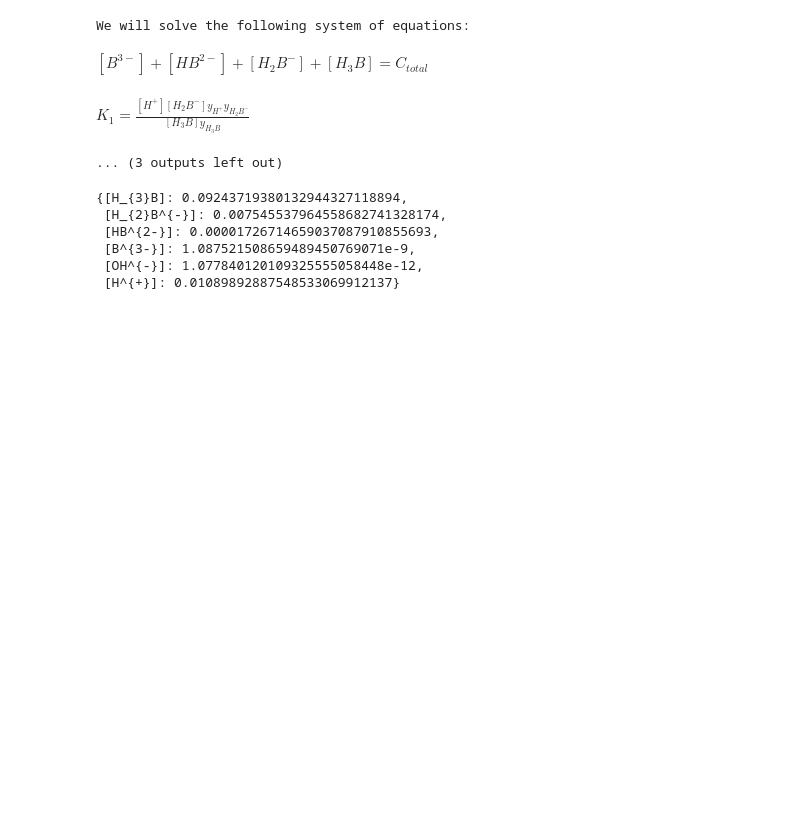
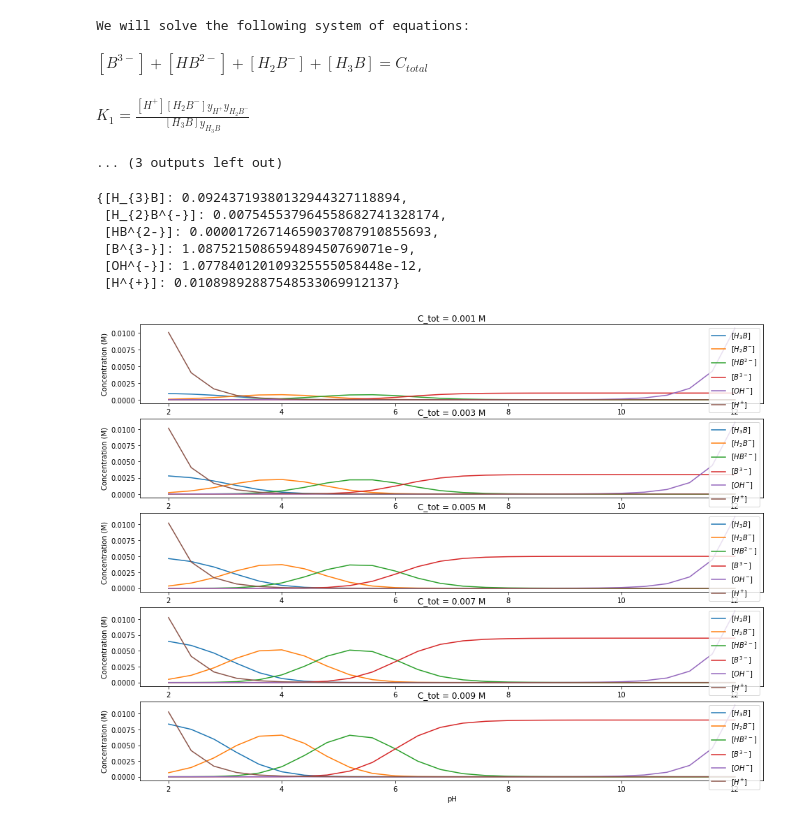
Before and after one commit to EugeneMaz/acid-base, a Jupyter notebook: buffer-equilibrium.ipynb, the cells around one changed output. Drawn from its saved outputs; the diff is of its cells as text; code cells hidden in the pictures; blank space fills up the shorter version.

```diff
--- a/buffer-equilibrium.ipynb
+++ b/buffer-equilibrium.ipynb
@@ -199,27 +200,22 @@ class AcidBaseEquilibrium:
     def solve_range(self, C_tot = [0.01, 0.02, 0.01], pH0 = [3, 9, 0.1], verbose=False):
         C_range = np.arange(*C_tot)
         pH_range = np.arange(*pH0)
-        result = []
-        for c in C_range:
-            for pH in pH_range:
-                print(f"Solving for C_tot = {c} M and pH = {pH}... ", end="\r")
-                solution = self.solve_single(c, pH, verbose=False)
-                solution_list = [solution[k] for k in solution]
-                result.append([c, pH, *solution_list])
-                """
-                if not all(key in result for key in solution):
-                    for k,v in solution.items():
-                        result[k] = [v]
-                        result['pH'] = [pH]
-                        result['C_tot'] = [c]
-                else:
-                    for k,v in solution.items():
-                        result[k].append(v)
-                        result['pH'].append(pH)
-                        result['C_tot'].append(c)
-                """
+        result = Parallel(n_jobs=-1)(
+            delayed(self.solve_wrapper)(c, pH)
+            for c in C_range
+            for pH in pH_range
+        )
+        # result = []
+        # for c in C_range:
+        #     for pH in pH_range:
+        #         print(f"Solving for C_tot = {c} M and pH = {pH}... ", end="\r")
+        #         solution = self.solve_single(c, pH, verbose=False)
+        #         solution_list = [solution[k] for k in solution]
+        #         result.append([c, pH, *solution_list])
+
         result = np.asarray(result)
         if verbose:
+            solution_keys = self.solve_single(C_range[0], pH_range[0], verbose=False).keys()
             fig, axes = plt.subplots(nrows=C_range.size, ncols=1, figsize=(16, 12))
             for i, cc in enumerate(C_range):
                 for sp in range(result.shape[1]-2):
@@ -232,9 +228,14 @@ class AcidBaseEquilibrium:
                     # axes[i].set_title(f"C_tot = {float(cc):.1e} M")
                     axes[i].set_xlabel("pH")
                     axes[i].set_ylabel("Concentration (M)")
-                    axes[i].legend([fr"${latex(k)}$" for k in solution.keys()])
+                    axes[i].legend([fr"${latex(k)}$" for k in solution_keys])
             plt.show()
         return np.asarray(result)
+
+    def solve_wrapper(self, c, pH):
+        solution = self.solve_single(c, pH, verbose=False)
+        solution_list = [solution[k] for k in solution]
+        return [c, pH, *solution_list]
 # %%
 # defining the buffer system
 buffer = AcidBaseEquilibrium(C_tot = 0.1,                # Total buffer concentration in M
@@ -267,7 +268,9 @@ res
  [OH^{-}]: 1.077840120109325555058448e-12,
  [H^{+}]: 0.01089892887548533069912137}
 # %%
-res = buffer.solve_range(C_tot=[0.001, 0.01, 0.002], pH0 = [2, 12.25, 0.5], verbose=False)
+res = buffer.solve_range(C_tot=[0.001, 0.01, 0.002], pH0 = [2, 12.2, 0.4], verbose=True)
+# %% [output]
+[figure, added]
 # %%
 res = buffer.solve_range(C_tot=[0.0001, 0.5, 0.01], pH0 = [3, 10, 0.1])
 # %%
```
Also changed, not shown: parts of 1 cell of this notebook.
